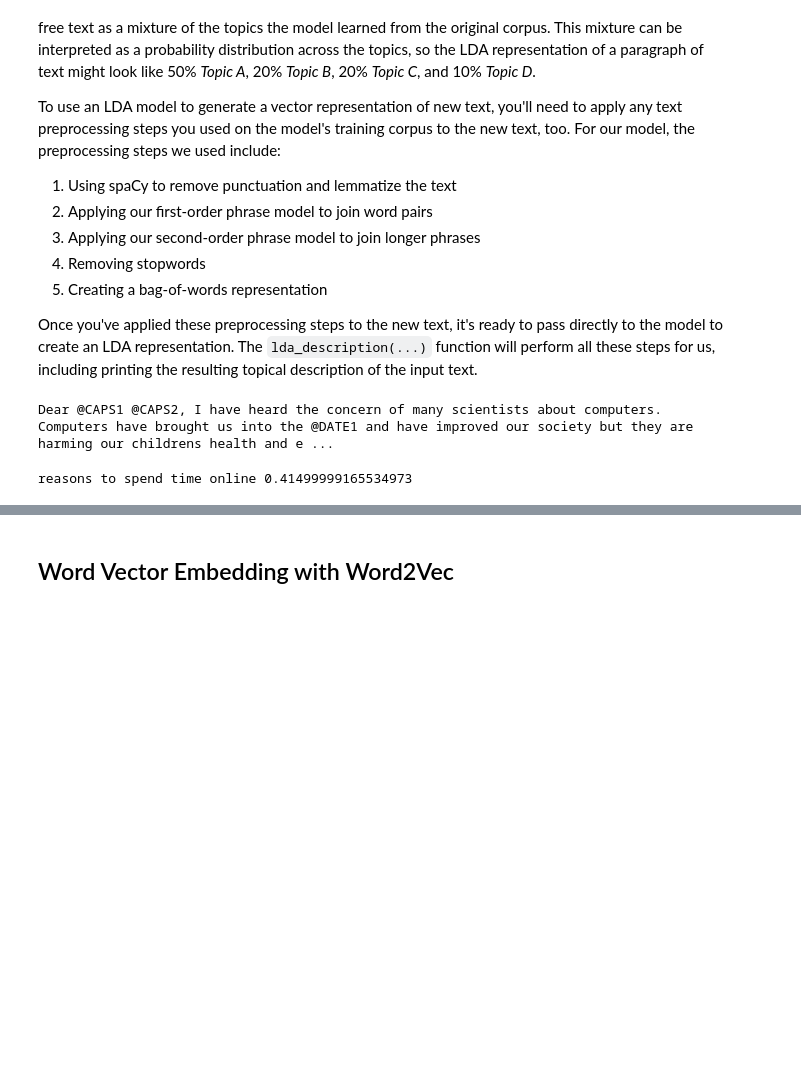
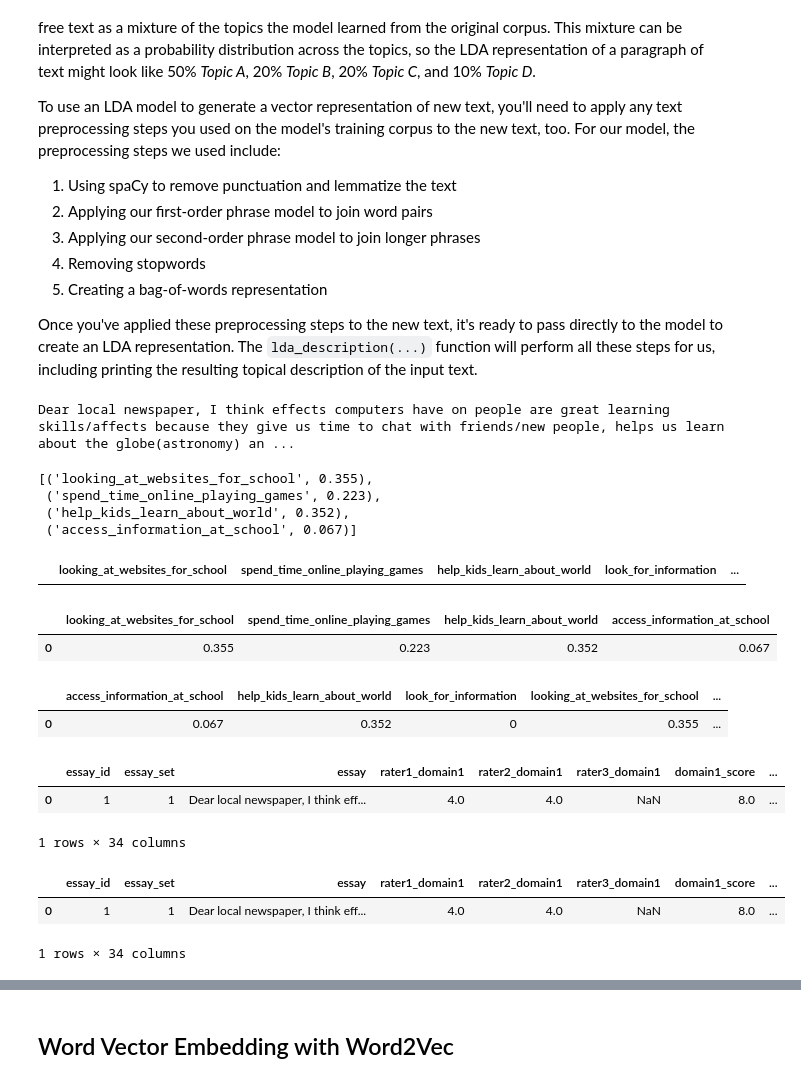
Before and after one commit to AlexEBall/Automated-Essay-Grading-with-NLP, a Jupyter notebook: notebooks/essays_set1_word2vec.ipynb, the cells around one changed output, grey strips where cells are left out. Cells and saved outputs as stored; diff of their text form; code cells hidden in the pictures; blank space fills up the shorter version.

```diff
--- a/notebooks/essays_set1_word2vec.ipynb
+++ b/notebooks/essays_set1_word2vec.ipynb
@@ -19,7 +14,7 @@ essays = pd.read_csv('../data/intermediate/prepped_essays_df.csv')
 # try svm, k-nn, random forrest
 # remove @Person
 # %%
-essays = essays[essays['essay_set'] == 1]
+# essays = essays[essays['essay_set'] == 1]
 # %%
 len(essays)
 # %% [output]
@@ -632,9 +543,5 @@ def lda_description(essay_text, min_topic_freq=0.05):
 # %%
-sample_essay = get_sample_essay(756)
+sample_essay = get_sample_essay(0)
 print(sample_essay)
 # %% [output]
-Dear @CAPS1 @CAPS2, I have heard the concern of many scientists about computers. Computers have brought us into the @DATE1 and have improved our society but they are harming our childrens health and e ...
+Dear local newspaper, I think effects computers have on people are great learning skills/affects because they give us time to chat with friends/new people, helps us learn about the globe(astronomy) an ...
-# %%
-lda_description(sample_essay)
-# %% [output]
-reasons to spend time online 0.41499999165534973
@@ -640,0 +550,7 @@ reasons to spend time online 0.41499999165534973
+# %%
+tuple
+# %% [output]
+[('looking_at_websites_for_school', 0.355),
+ ('spend_time_online_playing_games', 0.223),
+ ('help_kids_learn_about_world', 0.352),
+ ('access_information_at_school', 0.067)]
@@ -640,0 +562,4 @@ reasons to spend time online 0.41499999165534973
+# %%
+colNames
+# %% [output]
+|  | looking_at_websites_for_school | spend_time_online_playing_games | help_kids_learn_about_world | look_for_information | ... |
@@ -640,0 +568,5 @@ reasons to spend time online 0.41499999165534973
+# %%
+steve
+# %% [output]
+|  | looking_at_websites_for_school | spend_time_online_playing_games | help_kids_learn_about_world | access_information_at_school |
+| 0 | 0.355 | 0.223 | 0.352 | 0.067 |
@@ -640,0 +576,17 @@ reasons to spend time online 0.41499999165534973
+# %%
+jo
+# %% [output]
+|  | access_information_at_school | help_kids_learn_about_world | look_for_information | looking_at_websites_for_school | ... |
+| 0 | 0.067 | 0.352 | 0 | 0.355 | ... |
+# %%
+essays.head(1)
+# %% [output]
+|  | essay_id | essay_set | essay | rater1_domain1 | rater2_domain1 | rater3_domain1 | domain1_score | ... |
+| 0 | 1 | 1 | Dear local newspaper, I think eff... | 4.0 | 4.0 | NaN | 8.0 | ... |
+1 rows × 34 columns
+# %%
+essays.loc[[0]]
+# %% [output]
+|  | essay_id | essay_set | essay | rater1_domain1 | rater2_domain1 | rater3_domain1 | domain1_score | ... |
+| 0 | 1 | 1 | Dear local newspaper, I think eff... | 4.0 | 4.0 | NaN | 8.0 | ... |
+1 rows × 34 columns
```
Also changed, not shown: parts of 47 cells of this notebook, 4 other files.
